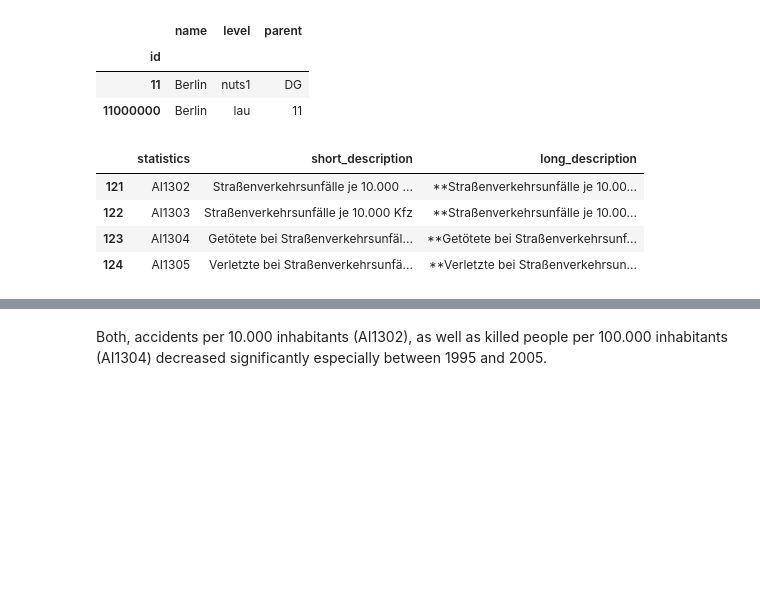
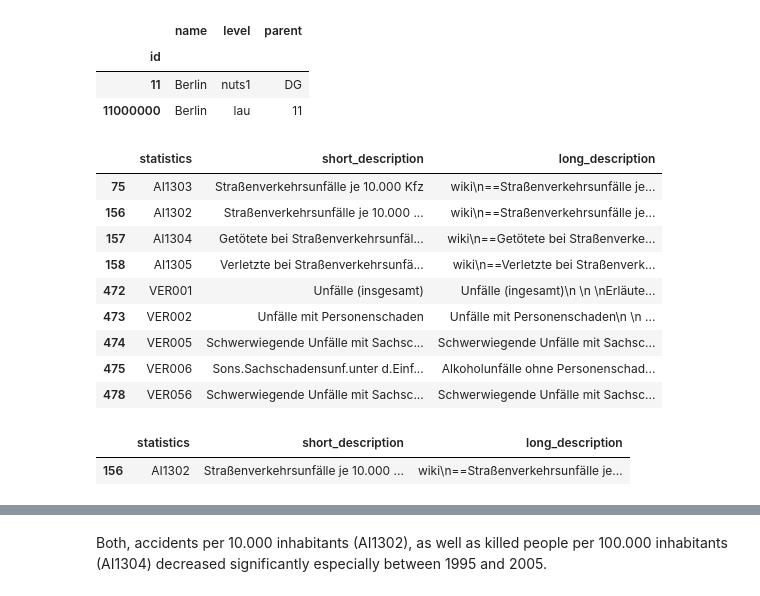
Before and after one commit to CorrelAid/datenguide-python, a Jupyter notebook: use_case/car_accidents_berlin.ipynb, the cells around one changed output, grey strips where cells are left out. Drawn from its saved outputs; the diff is of its cells as text; code cells hidden in the pictures; blank space fills up the shorter version.

```diff
--- a/use_case/car_accidents_berlin.ipynb
+++ b/use_case/car_accidents_berlin.ipynb
@@ -4,3 +4,5 @@ from datenguidepy import Query
 import pandas as pd
 import matplotlib
 %matplotlib inline
+
+pd.set_option('display.max_colwidth', 150)
@@ -18,13 +18,23 @@ get_all_regions().query("name == 'Berlin'")
 | 11000000 | Berlin | lau | 11 |
 # %%
 # find out the name of the desired statistic
-get_statistics().query('short_description.str.contains("unfälle")', engine='python')
+get_statistics().query('long_description.str.contains("Unfälle")', engine='python')
 # %% [output]
 |  | statistics | short_description | long_description |
-| 121 | AI1302 | Straßenverkehrsunfälle je 10.000 ... | **Straßenverkehrsunfälle je 10.00... |
-| 122 | AI1303 | Straßenverkehrsunfälle je 10.000 Kfz | **Straßenverkehrsunfälle je 10.00... |
-| 123 | AI1304 | Getötete bei Straßenverkehrsunfäl... | **Getötete bei Straßenverkehrsunf... |
-| 124 | AI1305 | Verletzte bei Straßenverkehrsunfä... | **Verletzte bei Straßenverkehrsun... |
+| 75 | AI1303 | Straßenverkehrsunfälle je 10.000 Kfz | wiki\n==Straßenverkehrsunfälle je... |
+| 156 | AI1302 | Straßenverkehrsunfälle je 10.000 ... | wiki\n==Straßenverkehrsunfälle je... |
+| 157 | AI1304 | Getötete bei Straßenverkehrsunfäl... | wiki\n==Getötete bei Straßenverke... |
+| 158 | AI1305 | Verletzte bei Straßenverkehrsunfä... | wiki\n==Verletzte bei Straßenverk... |
+| 472 | VER001 | Unfälle (insgesamt) | Unfälle (ingesamt)\n \n \nErläute... |
+| 473 | VER002 | Unfälle mit Personenschaden | Unfälle mit Personenschaden\n \n ... |
+| 474 | VER005 | Schwerwiegende Unfälle mit Sachsc... | Schwerwiegende Unfälle mit Sachsc... |
+| 475 | VER006 | Sons.Sachschadensunf.unter d.Einf... | Alkoholunfälle ohne Personenschad... |
+| 478 | VER056 | Schwerwiegende Unfälle mit Sachsc... | Schwerwiegende Unfälle mit Sachsc... |
+# %%
+get_statistics().query('statistics.str.contains("AI1302")', engine = 'python')
+# %% [output]
+|  | statistics | short_description | long_description |
+| 156 | AI1302 | Straßenverkehrsunfälle je 10.000 ... | wiki\n==Straßenverkehrsunfälle je... |
 # %%
 q = Query.region('11')
 # %%
```
Also changed, not shown: parts of 7 cells of this notebook.
